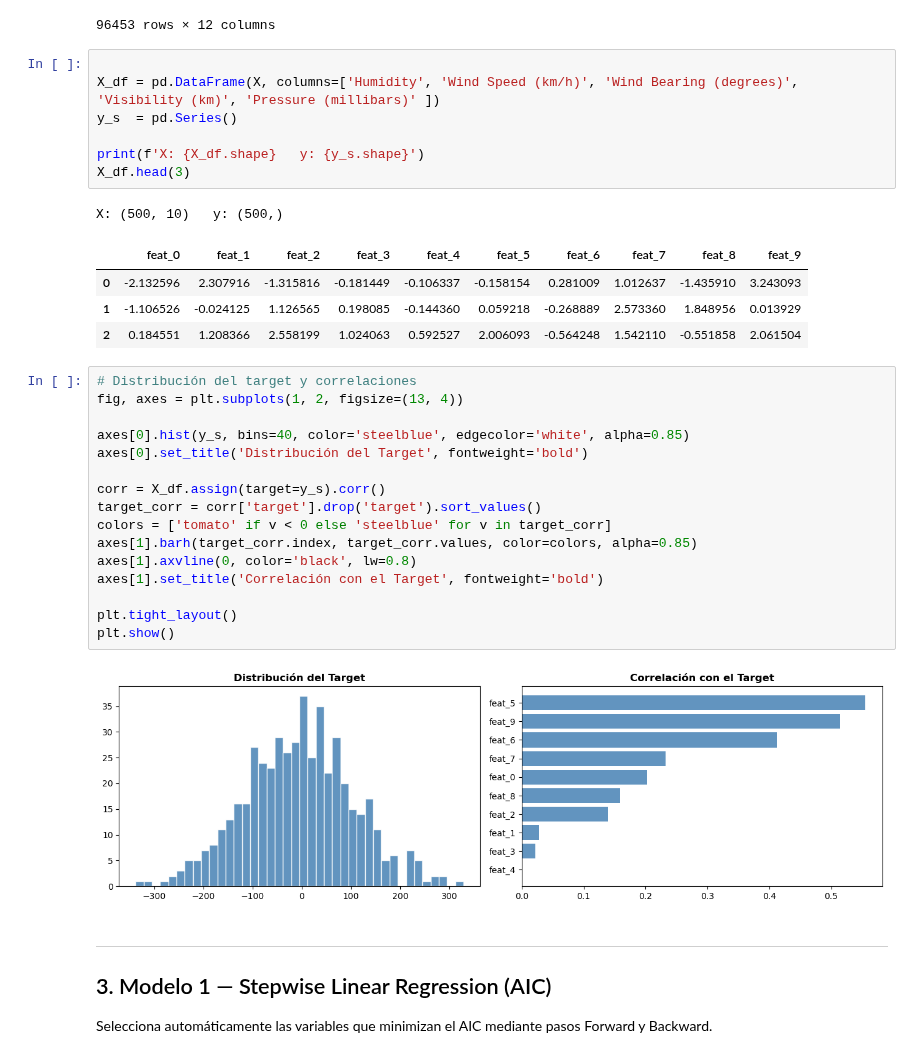
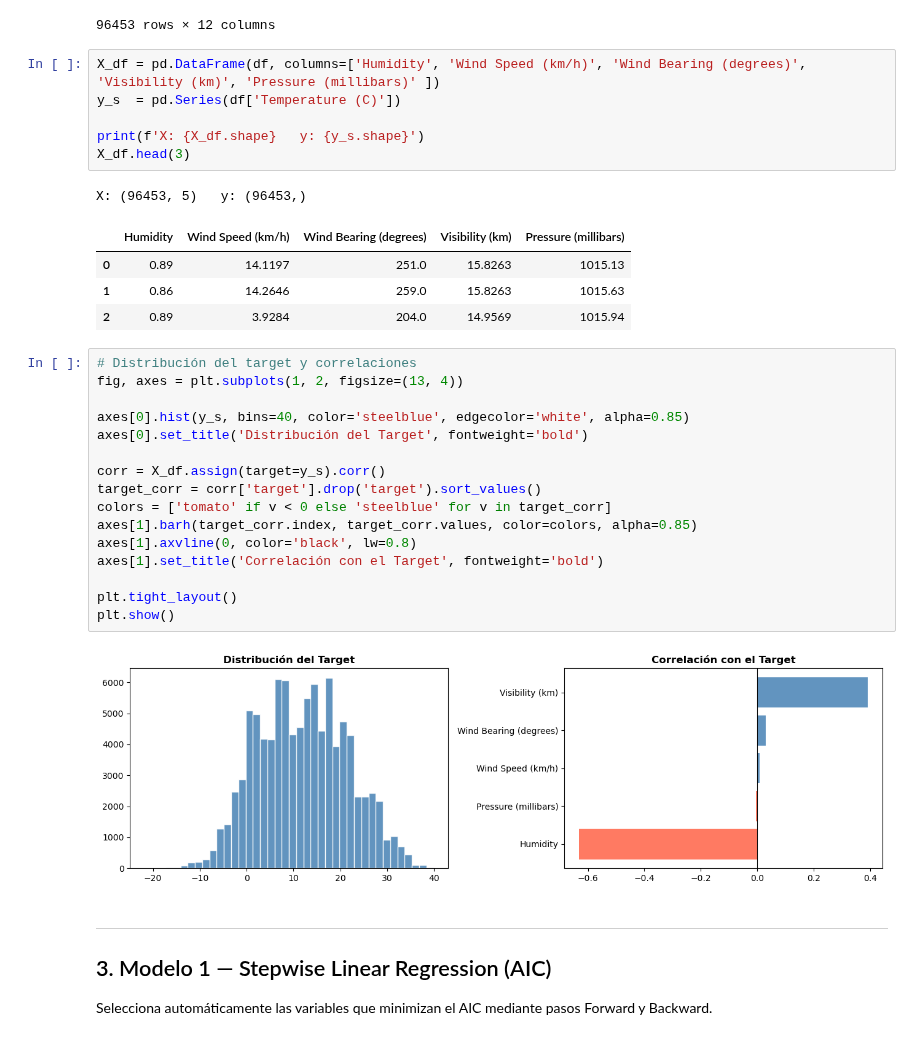
Before and after one commit to Bo-T19/monitoria_202601, a Jupyter notebook: sesion_9/regresion_modelos.ipynb, the cells around one changed output. Drawn from its saved outputs; the diff is of its cells as text.

```diff
--- a/sesion_9/regresion_modelos.ipynb
+++ b/sesion_9/regresion_modelos.ipynb
@@ -61,18 +61,17 @@ df
 | 96452 | 2016-09-09 23:00:00.000 +0200 | Partly Cloudy | rain | 20.438889 | 20.438889 | 0.61 | ... |
 96453 rows × 12 columns
 # %%
-
-X_df = pd.DataFrame(X, columns=['Humidity', 'Wind Speed (km/h)', 'Wind Bearing (degrees)', 'Visibility (km)', 'Pressure (millibars)' ])
-y_s  = pd.Series()
+X_df = pd.DataFrame(df, columns=['Humidity', 'Wind Speed (km/h)', 'Wind Bearing (degrees)', 'Visibility (km)', 'Pressure (millibars)' ])
+y_s  = pd.Series(df['Temperature (C)'])
 
 print(f'X: {X_df.shape}   y: {y_s.shape}')
 X_df.head(3)
 # %% [output]
-X: (500, 10)   y: (500,)
+X: (96453, 5)   y: (96453,)
-|  | feat_0 | feat_1 | feat_2 | feat_3 | feat_4 | feat_5 | feat_6 | feat_7 | feat_8 | feat_9 |
-| 0 | -2.132596 | 2.307916 | -1.315816 | -0.181449 | -0.106337 | -0.158154 | 0.281009 | 1.012637 | -1.435910 | 3.243093 |
-| 1 | -1.106526 | -0.024125 | 1.126565 | 0.198085 | -0.144360 | 0.059218 | -0.268889 | 2.573360 | 1.848956 | 0.013929 |
-| 2 | 0.184551 | 1.208366 | 2.558199 | 1.024063 | 0.592527 | 2.006093 | -0.564248 | 1.542110 | -0.551858 | 2.061504 |
+|  | Humidity | Wind Speed (km/h) | Wind Bearing (degrees) | Visibility (km) | Pressure (millibars) |
+| 0 | 0.89 | 14.1197 | 251.0 | 15.8263 | 1015.13 |
+| 1 | 0.86 | 14.2646 | 259.0 | 15.8263 | 1015.63 |
+| 2 | 0.89 | 3.9284 | 204.0 | 14.9569 | 1015.94 |
 # %%
 # Distribución del target y correlaciones
 fig, axes = plt.subplots(1, 2, figsize=(13, 4))
@@ -90,7 +89,7 @@ axes[1].set_title('Correlación con el Target', fontweight='bold')
 plt.tight_layout()
 plt.show()
 # %% [output]
-[figure, old version]
+[figure, new version]
 # %% [markdown]
 ---
 ## 3. Modelo 1 — Stepwise Linear Regression (AIC)
```
Also changed, not shown: parts of 21 cells of this notebook.
